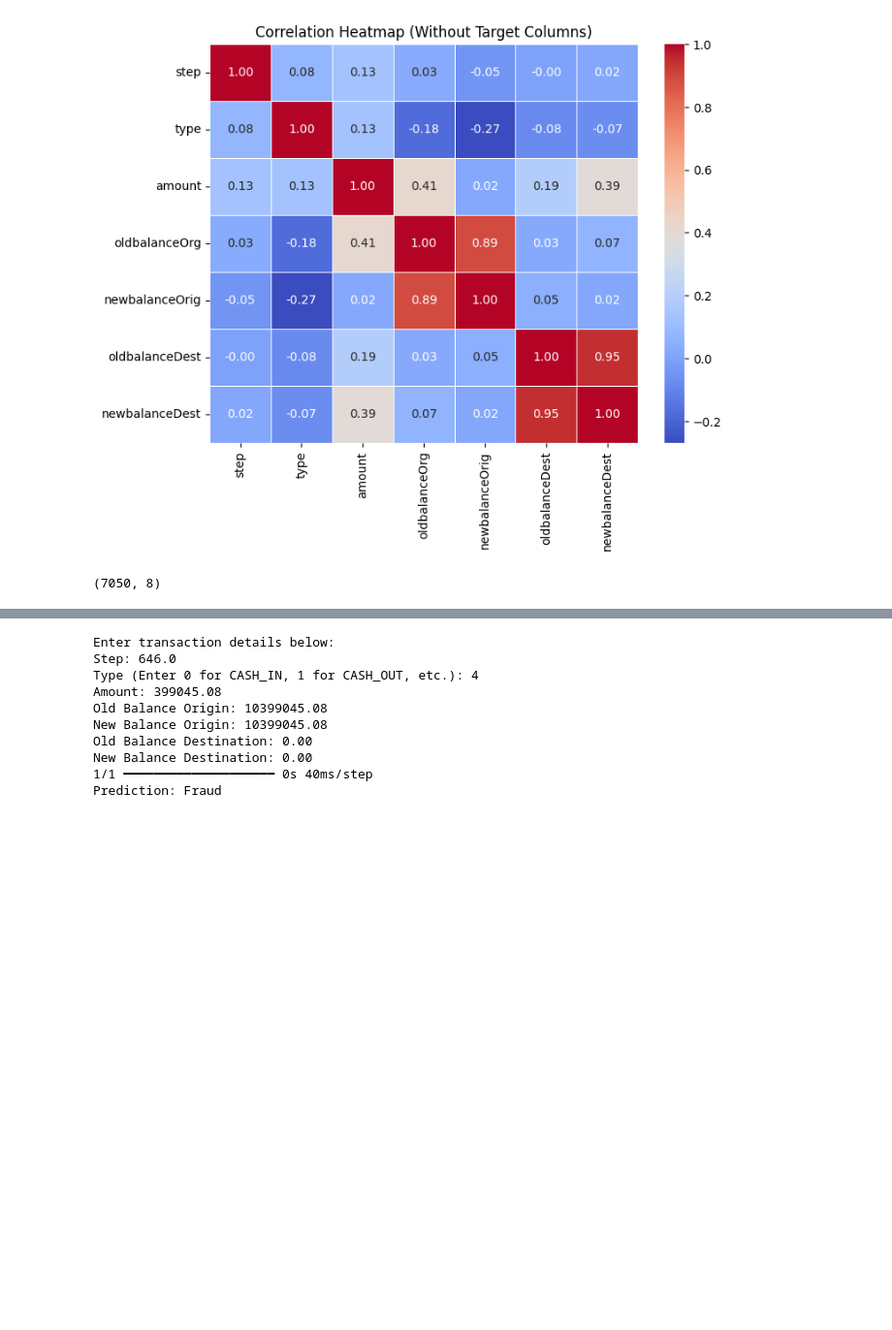
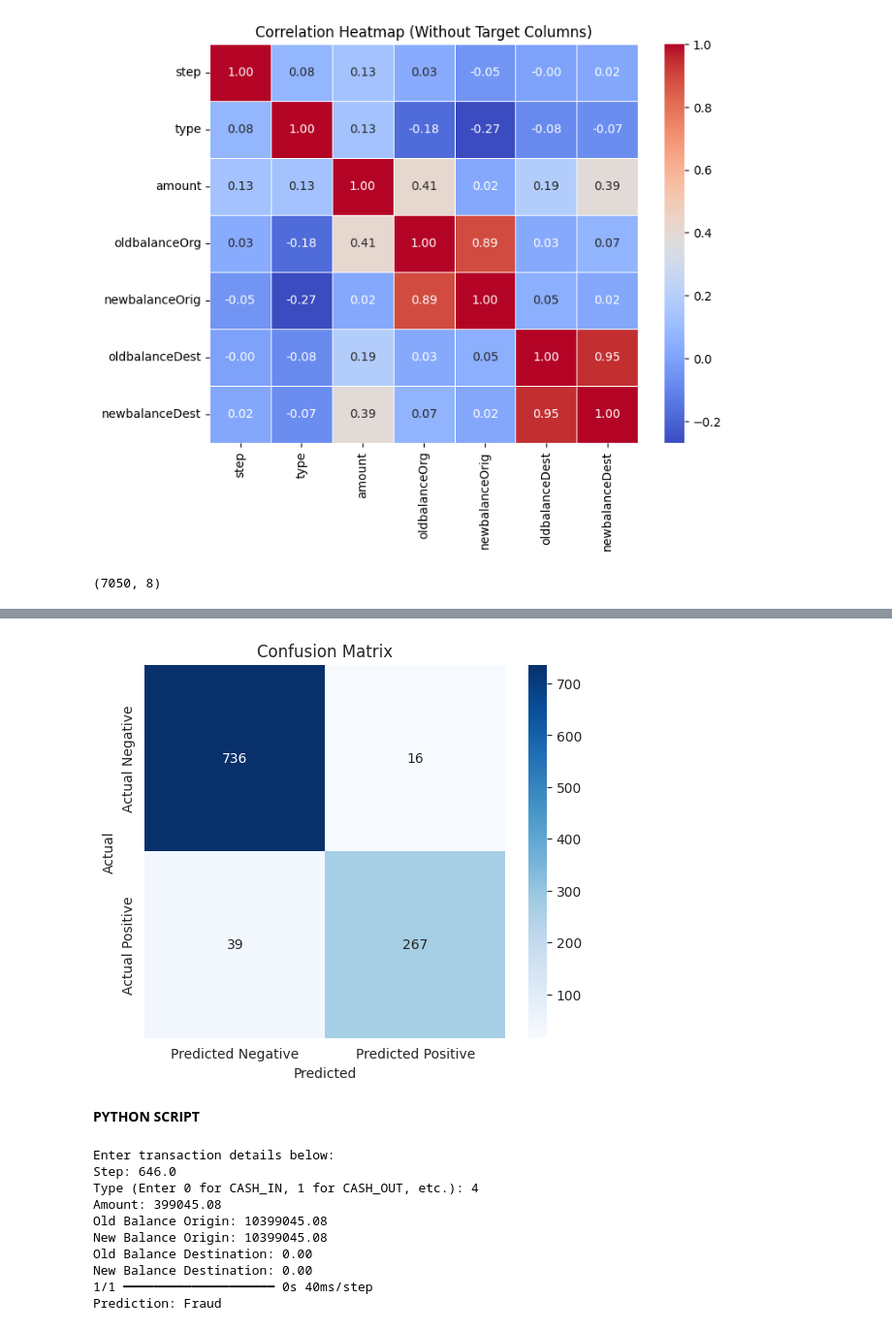
Before and after one commit to sergekamanzi/Fraudent-Docs, a Jupyter notebook: transaction.ipynb, the cells around one changed output, grey strips where cells are left out. Shown at 97% size. Cells and saved outputs as stored; diff of their text form; code cells hidden in the pictures; blank space fills up the shorter version.

```diff
--- a/transaction.ipynb
+++ b/transaction.ipynb
@@ -146,3 +190,18 @@ Confusion Matrix:
+# %%
+# Create the heatmap for the confusion matrix
+conf_matrix = [[736, 16], [39, 267]]
+plt.figure(figsize=(6, 5))
+sns.heatmap(conf_matrix, annot=True, fmt='d', cmap='Blues',
+            xticklabels=['Predicted Negative', 'Predicted Positive'],
+            yticklabels=['Actual Negative', 'Actual Positive'])
+plt.title('Confusion Matrix')
+plt.ylabel('Actual')
+plt.xlabel('Predicted')
+plt.show()
+# %% [output]
+[figure, added]
+# %% [markdown]
+**PYTHON SCRIPT**
 # %%
 # Function to predict fraud based on user input
 def predict_fraud():
```
Also changed, not shown: parts of 14 cells of this notebook.
